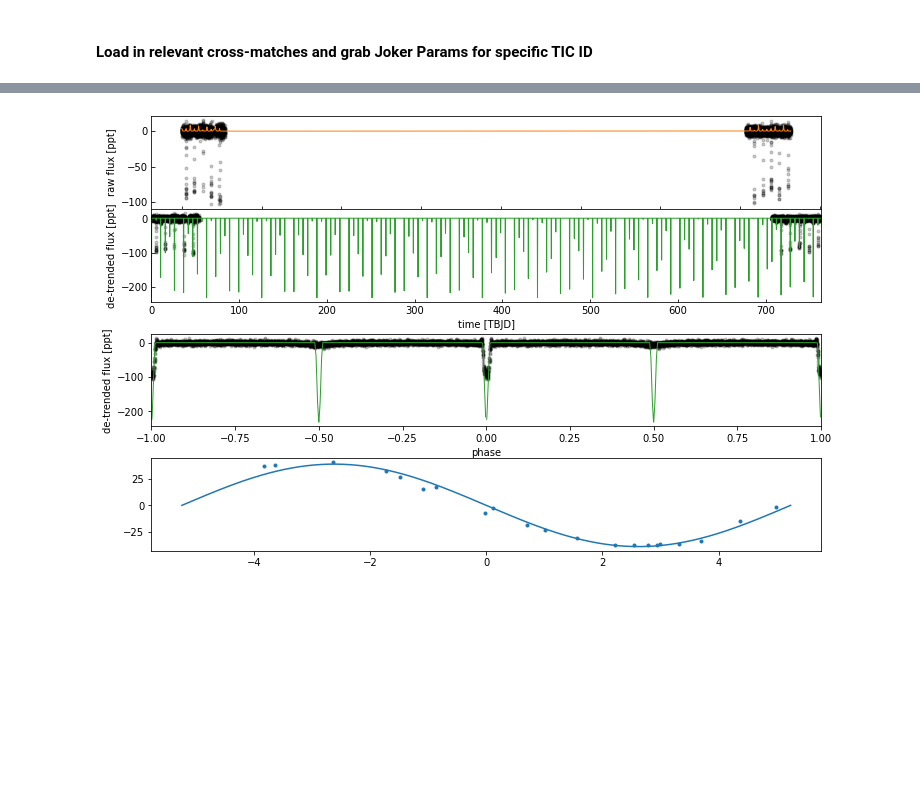
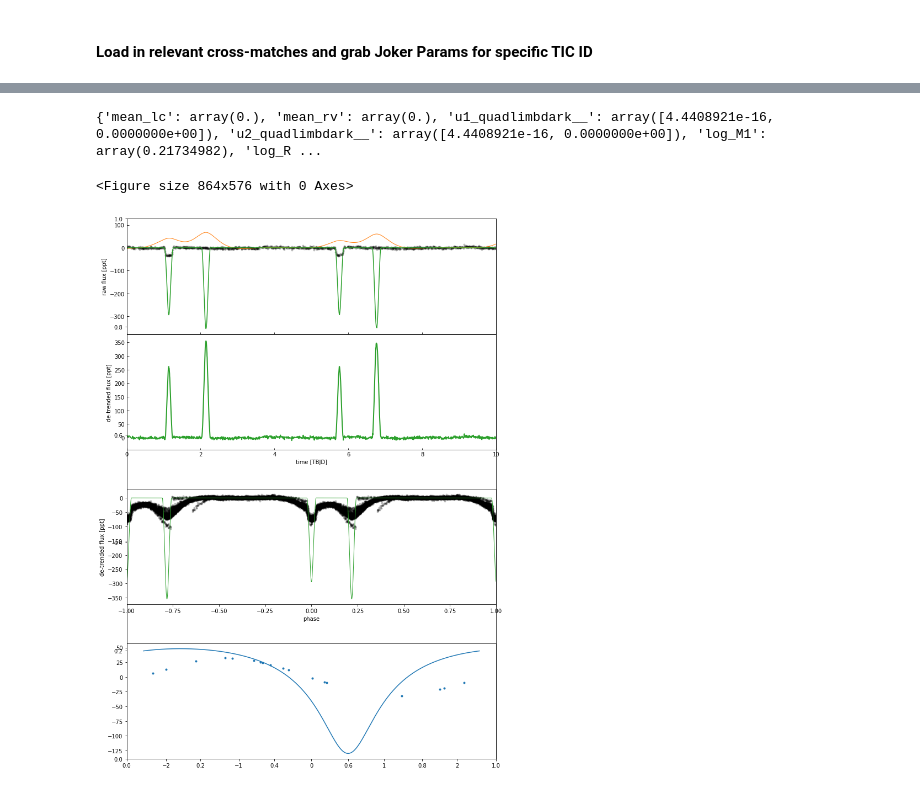
Before and after one commit to kjaehnig/GAT_SEBs, a Jupyter notebook: Joint RV - Lightcurve pymc3 model.ipynb, the cells around one changed output, grey strips where cells are left out. Saved outputs shown, nothing was run; the diff lists cells and outputs as text; code cells hidden in the pictures; blank space fills up the shorter version.

```diff
--- a/Joint RV - Lightcurve pymc3 model.ipynb
+++ b/Joint RV - Lightcurve pymc3 model.ipynb
@@ -170,7 +153,7 @@ ax.hist(hq_jk_allstar_tess_edr3['phot_g_mean_mag'])
 # %% [markdown]
 #### Load in relevant cross-matches and grab Joker Params for specific TIC ID
 # %%
-target_tic = 'TIC 272074664'
+target_tic = 'TIC 20215451'
 def grab_apogee_rv_data_w_ticID(target_tic='TIC 20215452'):
 #     target_tic = 'TIC 20215452'
 
@@ -206,8 +189,8 @@ def grab_apogee_rv_data_w_ticID(target_tic='TIC 20215452'):
            )
 
 
-rvdat,jk_row,sysapodat = grab_apogee_rv_data_w_ticID(target_tic=target_tic)
-x_rv, y_rv, yerr_rv = rvdat
+# rvdat,jk_row,sysapodat = grab_apogee_rv_data_w_ticID(target_tic=target_tic)
+# x_rv, y_rv, yerr_rv = rvdat
 # %%
 #### DEFINE THE RV,RV_ERRs, and X_RVs for later use in the mcmc... DO NOT REDEFINE ME OR YOU MAKE PYMC3 SAD
 # x_rv = sysapodat['JD']
@@ -570,13 +685,0 @@ def get_system_data_for_pymc3_model(TICID):
-# %%
-res, blsres, sysapodat = get_system_data_for_pymc3_model('TIC 28159019')
-# print(res['joker_param'].to_pandas())
-def running_mean(x, N):
-    cumsum = np.cumsum(np.insert(x, 0, 0))
-    return (cumsum[N:] - cumsum[:-N]) / float(N)
-
-rmy = running_mean(res['all_lks'].flux.value,500)
-rmx = np.linspace(res['all_lks'].time.value.min(), res['all_lks'].time.value.max(),len(rmy))
-plt.figure()
-plt.plot(rmx,rmy)
-# print(rmy)
-print(res['joker_param']['parallax']**-1)
@@ -1209,17 +1490,15 @@ ax.plot(range(len(opti_logp)), opti_logp)
 # %%
-def plot_diagnostic_plots(soln, extras, mask):
+def plot_diagnostic_plots(soln, extras, mask, title,
+                                        DO_NOT_SAVE=True):
     if mask is None:
         mask = np.ones(len(extras['x']), dtype=bool)
 
     if 'period' in soln.keys():
         period = soln['period']
-    elif 'log_period' in soln.keys():
-        period = np.exp(soln['log_period'])
     else:
-        period = np.exp(soln['log_period_interval__'])
-
-    x = extras['x'][mask]
-    y = extras['y'][mask]
+        period = (soln['tn'] - soln['t0']) / Ntrans
+    x = extras['x']
+    y = extras['y']
     t_lc_pred = np.linspace(x.min(), x.max(), 3000)
 
     t0 = soln['t0']
@@ -1234,7 +1513,7 @@ def plot_diagnostic_plots(soln, extras, mask):
             pmx.eval_in_model(extras["gp_lc_pred"], soln) + soln["mean_lc"]
         )
         lc = (
-            pmx.eval_in_model(extras["model_lc"](t_lc_pred), soln)
+            pmx.eval_in_model(extras["model_lc"](x), soln)
             - soln["mean_lc"]
         )
 
@@ -1244,7 +1523,7 @@ def plot_diagnostic_plots(soln, extras, mask):
     gsfig = GridSpec(nrows=140,ncols=100)
     fig = plt.figure(figsize=(12,8), constrained_layout=False)
 
-
+    fig, ax4 = plt.subplots(figsize=(12,18))
 
     ax1 = fig.add_subplot(gsfig[:30,:])
     ax2 = fig.add_subplot(gsfig[30:60,:])
@@ -1255,12 +1534,18 @@ def plot_diagnostic_plots(soln, extras, mask):
     ax2.tick_params(bottom=True,direction='in')
 
     ax1.plot(x, y, "k.", alpha=0.2)
-    ax1.plot(x, gp_pred[mask], color="C1", lw=1)
-    ax2.set_xlim(x.min(), y.max())
+    ax1.plot(x, gp_pred, color="C1", lw=1)
+    ax1.plot(x,lc,'C2')
 
-    ax2.plot(x, y - gp_pred, "k.", alpha=0.2)
-    ax2.plot(t_lc_pred, lc, color="C2", lw=1)
-    ax2.set_xlim(x.min(), x.max())
+    ax1.set_xlim(x.min(),x.min()+10.)# x.max())
+#     ax1.set_xlim(x.max()-10,x.max())# x.max())
+
+#     ax2.plot(x, y - gp_pred, "k.", alpha=0.2)
+#     ax2.plot(x, lc, color="C2", lw=1)
+    ax2.plot(x, y-lc, color='C2', lw=2)
+
+    ax2.set_xlim(x.min(),x.min()+10)# x.max())
+#     ax2.set_xlim(x.max()-10,x.max())# x.max())
 
     ax1.set_ylabel("raw flux [ppt]")
     ax2.set_ylabel("de-trended flux [ppt]")
@@ -1269,43 +1554,51 @@ def plot_diagnostic_plots(soln, extras, mask):
 
 
     x_fold = (
-        (extras["x"][mask] - t0) % period / period
+        (extras["x"] - t0) % period / period
     )
     inds = np.argsort(x_fold)
 
-    ax3.plot(x_fold[mask][inds], extras["y"][mask][inds] - gp_pred[mask][inds], "k.", alpha=0.2)
-    ax3.plot(x_fold[mask][inds] - 1, extras["y"][mask][inds] - gp_pred[mask][inds], "k.", alpha=0.2)
+    ax3.plot(x_fold[inds], extras["y"][inds] - gp_pred[inds], "k.", alpha=0.2)
+    ax3.plot(x_fold[inds] - 1, extras["y"][inds] - gp_pred[inds], "k.", alpha=0.2)
 #     ax2.plot(
 #         x_fold[mask][inds],
 #         extras["y"][mask][inds] - gp_pred[mask][inds],
 #         "k.",
 #         alpha=0.2,
 #         label="data!",
 #     )
 #     ax2.plot(x_fold[inds] - 1, extras["y"][inds] - gp_pred, "k.", alpha=0.2)
 
     yval = extras["y"][inds] - gp_pred
     bins = np.linspace(0, 1, 75)
     num, _ = np.histogram(x_fold[inds], bins, weights=yval)
     denom, _ = np.histogram(x_fold[inds], bins)
 #     ax2.plot(0.5 * (bins[:-1] + bins[1:]) - 1, num / denom, ".w")
 
     args = dict(lw=1)
 
-    x_fold = (t_lc_pred - t0) % period / period
+    x_fold = (x - t0) % period / period
     inds = np.argsort(x_fold)
     ax3.plot(x_fold[inds], lc[inds], "C2", **args)
     ax3.plot(x_fold[inds] - 1, lc[inds], "C2", **args)
 
     ax3.set_xlim(-1, 1)
     ax3.set_ylabel("de-trended flux [ppt]")
     ax3.set_xlabel("phase")
 
     x_rv_fold = (x_rv - t0 + 0.5*period) % period - 0.5*period
     ax4.plot(x_phase, y_rv_mod, "C0")
     ax4.plot(fold(x_rv,period,t0), y_rv-mean, ".", label='RV obs')
+    ax4.set_title(title)
+    if DO_NOT_SAVE is False:
+        plt.savefig(f"/Users/kjaehnig/CCA_work/GAT/figs/diagnostic_{title.replace(' ','_')}_plot.png",
+                bbox_inches='tight', dpi=150)
+        plt.close()
 
-plot_diagnostic_plots(start, extras, mask=None)
+plot_diagnostic_plots(start, extras, mask=None, title='',DO_NOT_SAVE=True),
+print(start)
 # %% [output]
+{'mean_lc': array(0.), 'mean_rv': array(0.), 'u1_quadlimbdark__': array([4.4408921e-16, 0.0000000e+00]), 'u2_quadlimbdark__': array([4.4408921e-16, 0.0000000e+00]), 'log_M1': array(0.21734982), 'log_R ...
+<Figure size 864x576 with 0 Axes>
-[figure, old version]
+[figure, new version]
 # %%
```
Also changed, not shown: parts of 32 cells of this notebook, 5 other files.
